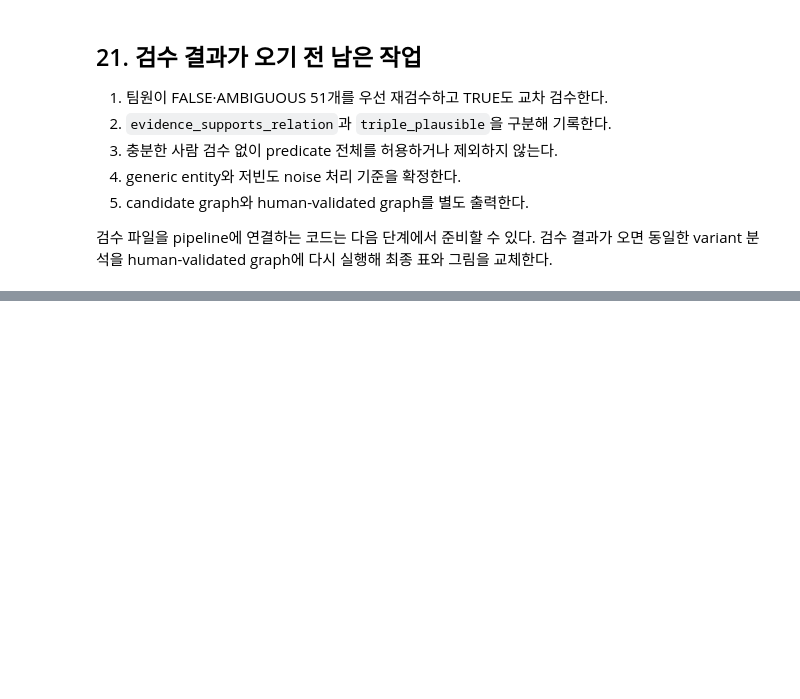
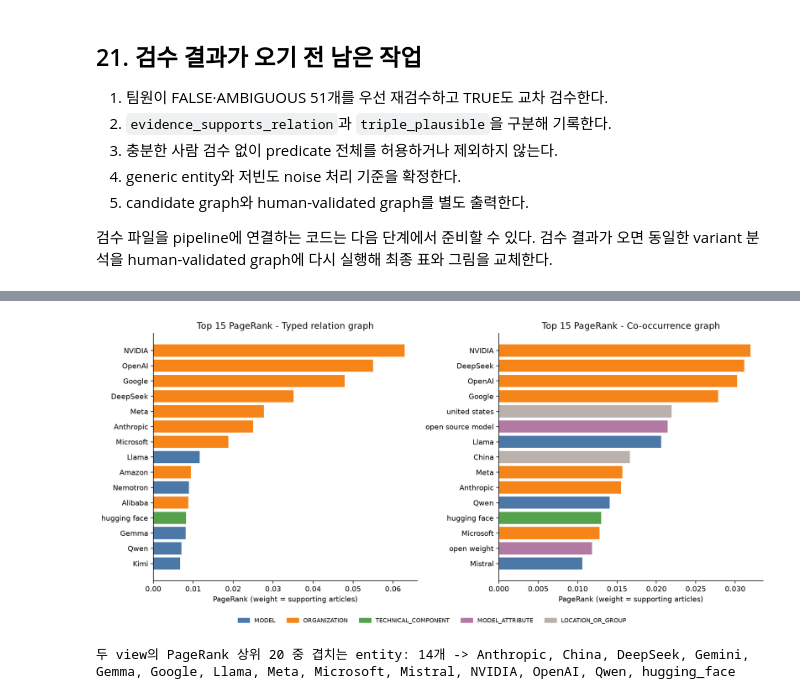
Before and after one commit to jihyeon26/2026-09-CLT-computational_language, a Jupyter notebook: notebooks/stage1_wp3_open_models_contract.ipynb, the cells around one changed output, grey strips where cells are left out. Cells and saved outputs as stored; diff of their text form; code cells hidden in the pictures; blank space fills up the shorter version.

```diff
--- a/notebooks/stage1_wp3_open_models_contract.ipynb
+++ b/notebooks/stage1_wp3_open_models_contract.ipynb
@@ -966,0 +1527,25 @@ variant 분석을 human-validated graph에 다시 실행해 최종 표와 그림
+# %%
+typed_metrics = calculate_node_metrics(typed_graph, "typed", "weight", sample_size=1000, seed=SEED)
+cooc_metrics = calculate_node_metrics(cooccurrence_graph, "cooccurrence", "document_count", sample_size=500, seed=SEED)
+for metrics in (typed_metrics, cooc_metrics):
+    metrics["entity_type_compact"] = metrics["entity_id"].map(node_index["entity_type_compact"])
+
+metric_columns = ["canonical_name", "entity_type_compact", "degree", "in_degree", "out_degree",
+                  "weighted_degree", "pagerank", "betweenness"]
+print("Typed graph - PageRank 상위 15")
+display(typed_metrics.head(15)[metric_columns].round(4))
+print("Co-occurrence graph - PageRank 상위 15")
+display(cooc_metrics.head(15)[[c for c in metric_columns if c in cooc_metrics]].round(4))
+
+relation_metrics = calculate_relation_type_metrics(nodes_kg, collapsed, sample_size=300, seed=SEED)
+relation_views = {
+    "developed by": ("in_degree", "개발 산출물이 가장 많이 연결된 조직"),
+    "competes with": ("degree", "경쟁 관계가 가장 많은 entity"),
+    "works for": ("in_degree", "소속 인물이 가장 많이 연결된 조직"),
+    "outperforms": ("out_degree", "다른 모델보다 낫다고 서술된 횟수가 많은 모델"),
+}
+for predicate, (column, description) in relation_views.items():
+    view = relation_metrics[relation_metrics["predicate"] == predicate]
+    print(f"[{predicate}] {description} ({column} 기준)")
+    display(view.sort_values([column, "weighted_degree"], ascending=False)
+                .head(8)[["canonical_name", "entity_type", column, "weighted_degree"]])
@@ -966,0 +1627,19 @@ variant 분석을 human-validated graph에 다시 실행해 최종 표와 그림
+# %%
+fig, axes = plt.subplots(1, 2, figsize=(13, 6))
+for ax, metrics, title in [(axes[0], typed_metrics, "Typed relation graph"),
+                           (axes[1], cooc_metrics, "Co-occurrence graph")]:
+    top = metrics.head(15).iloc[::-1]
+    ax.barh(top["canonical_name"].map(pretty), top["pagerank"], color=top["entity_type_compact"].map(COMPACT_COLORS))
+    ax.set(title=f"Top 15 PageRank - {title}", xlabel="PageRank (weight = supporting articles)")
+present = set(typed_metrics.head(15)["entity_type_compact"]) | set(cooc_metrics.head(15)["entity_type_compact"])
+fig.legend(handles=[Patch(color=COMPACT_COLORS[t], label=t) for t in COMPACT_COLORS if t in present],
+           loc="lower center", ncol=len(present), frameon=False, fontsize=8)
+fig.tight_layout(rect=(0, 0.05, 1, 1))
+save_figure(fig, "02_pagerank_typed_vs_cooccurrence.png")
+
+overlap = set(typed_metrics.head(20)["entity_id"]) & set(cooc_metrics.head(20)["entity_id"])
+print(f"두 view의 PageRank 상위 20 중 겹치는 entity: {len(overlap)}개 -> "
+      + ", ".join(sorted(node_index.loc[list(overlap), "canonical_name"])))
+# %% [output]
+[figure, added]
+두 view의 PageRank 상위 20 중 겹치는 entity: 14개 -> Anthropic, China, DeepSeek, Gemini, Gemma, Google, Llama, Meta, Microsoft, Mistral, NVIDIA, OpenAI, Qwen, hugging_face
```
Also changed, not shown: parts of 41 cells of this notebook, 17 other files.
